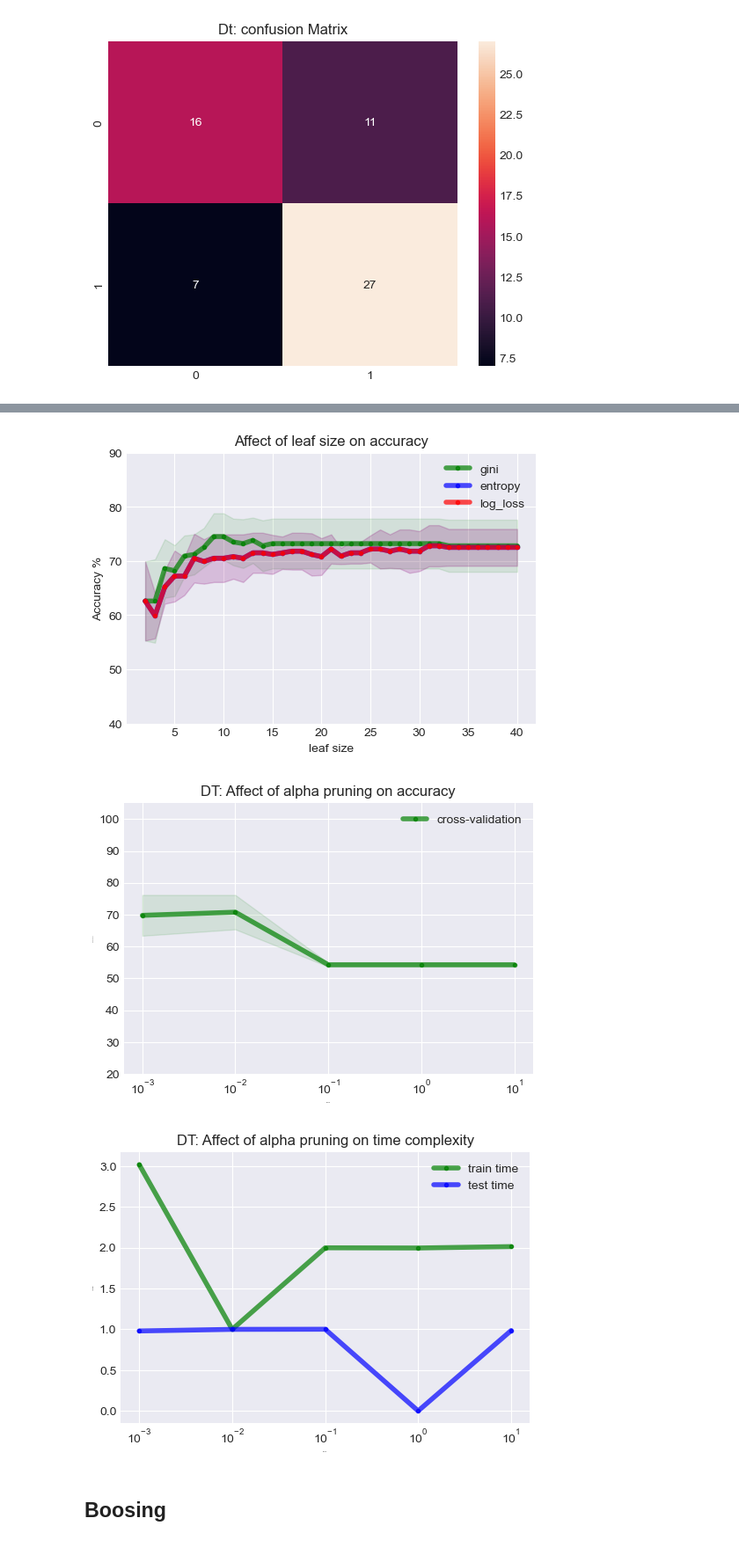
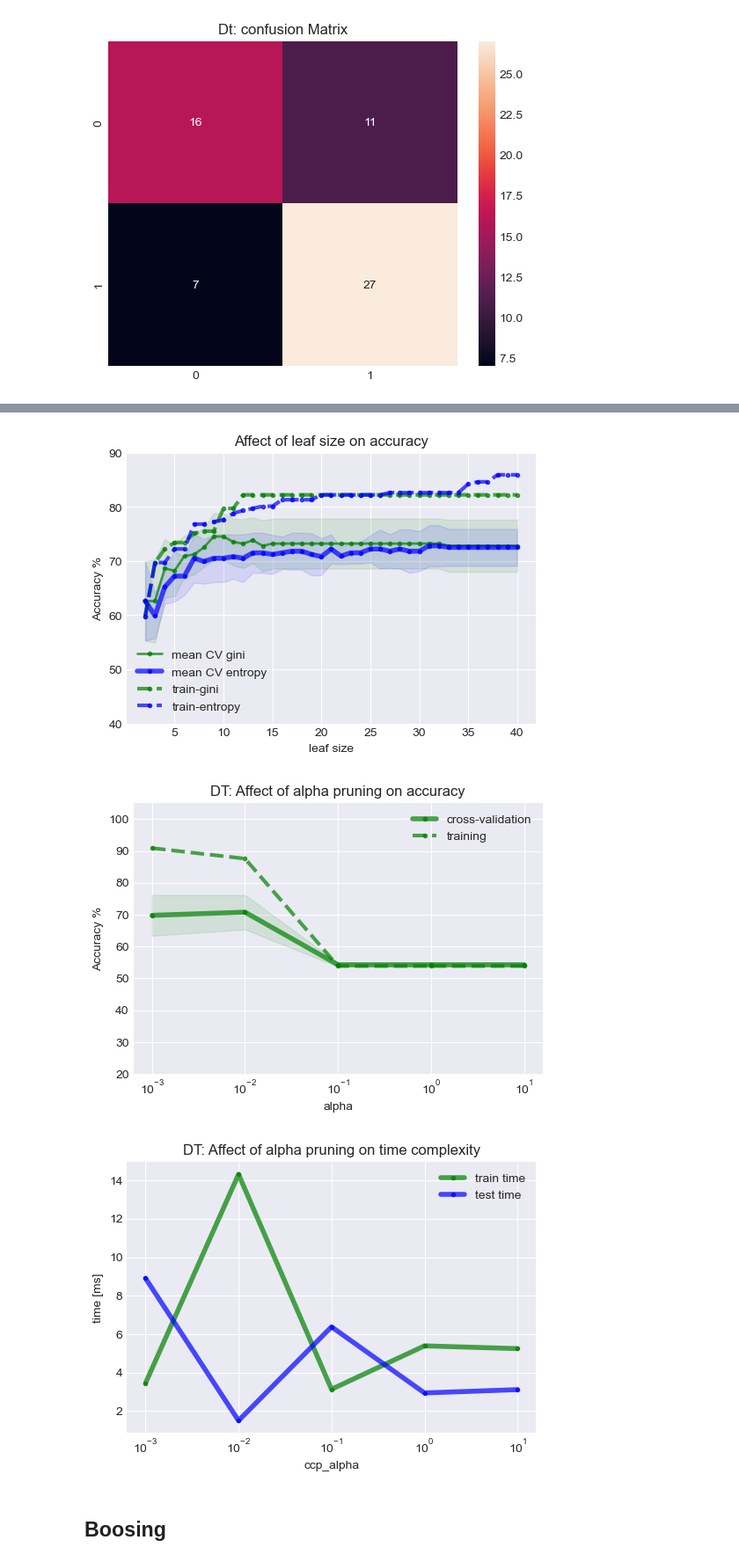
Before and after one commit to Alijafr/ML, a Jupyter notebook: assignment 1/code/Heart attack prediction .ipynb, the cells around one changed output, grey strips where cells are left out. Shown at 88% size. Drawn from its saved outputs; the diff is of its cells as text; code cells hidden in the pictures.

Commit message:
modifying images

```diff
--- a/assignment 1/code/Heart attack prediction .ipynb
+++ b/assignment 1/code/Heart attack prediction .ipynb
@@ -255,7 +255,7 @@ from sklearn.model_selection import cross_val_score
 from sklearn.model_selection import GridSearchCV
 # %%
 # creating a copy of df
-df1_copy = df
+df1_copy = df_copy
 
 # define the columns to be encoded and scaled (defined before)
 categorial_features = ['sex','exng','caa','cp','fbs','restecg','slp','thall']
@@ -815,8 +821,9 @@ plt.savefig(save_folder+ "DT tree depth.png")
 # %%
-criterions = ['gini', 'entropy', 'log_loss']
+criterions = ['gini', 'entropy']
 leaf_sizes = list(np.arange(2,41))
 cv_mean = np.zeros((len(criterions),len(leaf_sizes)))
 cv_std = np.zeros((len(criterions),len(leaf_sizes)))
+train_acc_dt_leaf = np.zeros((len(criterions),len(leaf_sizes)))
 
 for i, criterion in enumerate(criterions):
     for j,leaf_size in enumerate(leaf_sizes):
@@ -825,29 +832,33 @@ for i, criterion in enumerate(criterions):
         cv_mean[i,j] = round(cv_result.mean()*100,1)
         cv_std[i,j] = round(cv_result.std()*100,1)
 
+        dt =DecisionTreeClassifier(ccp_alpha= 0.01,max_leaf_nodes=leaf_size, criterion=criterion,max_depth=8,max_features='sqrt',random_state=102)
 
-
-#     dt.fit(X_train,y_train.squeeze(1))
+        dt.fit(X_train,y_train)
 #     # predicting the values
-#     y_pred_train = dt.predict(X_train)
+        y_pred_train = dt.predict(X_train)
 #     y_pred = dt.predict(X_test)
 #     # printing the test accuracy
-#     accuracy_train = accuracy_score(y_train, y_pred_train)
+        accuracy_train = accuracy_score(y_train, y_pred_train)
 #     accuracy_test = accuracy_score(y_test, y_pred)
-#     train_acc_dt_leaf_size.append(round(100*accuracy_train,0))
-#     test_acc_dt_leaf_size.append(round(100*accuracy_test,0))
+        train_acc_dt_leaf[i,j] = round(100*accuracy_train,1)
+#     test_acc_dt_depth.append(round(100*accuracy_test,0))
 
 # print("samples used: ",leaf_sizes)
 # print("The train accuracies score of SVM is ", train_acc_dt_leaf_size)
 # print("The test accuracies score of SVM is ", test_acc_dt_leaf_size)
 # %%
 plt.figure(figsize=(6,4))
-plt.plot(leaf_sizes, cv_mean[0], marker='.', color='green', linewidth=4, alpha=0.7, label="gini")
+plt.plot(leaf_sizes, cv_mean[0], marker='.', color='green', linewidth=2, alpha=0.7, label="mean CV gini")
 plt.fill_between(leaf_sizes,cv_mean[0]-cv_std[0],cv_mean[0]+cv_std[0],alpha=0.1, color="g")
-plt.plot(leaf_sizes, cv_mean[1], marker='.', color='blue', linewidth=4, alpha=0.7, label="entropy")
+plt.plot(leaf_sizes, cv_mean[1], marker='.', color='blue', linewidth=4, alpha=0.7, label="mean CV entropy")
 plt.fill_between(leaf_sizes,cv_mean[1]-cv_std[1],cv_mean[1]+cv_std[1],alpha=0.1, color="b")
-plt.plot(leaf_sizes, cv_mean[2], marker='.', color='red', linewidth=4, alpha=0.7, label="log_loss")
-plt.fill_between(leaf_sizes,cv_mean[2]-cv_std[2],cv_mean[2]+cv_std[2],alpha=0.1, color="r")
+# plt.plot(max_depths, cv_mean[2], marker='.', color='red', linewidth=4, alpha=0.7, label="log_loss")
+# plt.fill_between(max_depths,cv_mean[2]-cv_std[2],cv_mean[2]+cv_std[2],alpha=0.1, color="r")
+
+
+plt.plot(leaf_sizes, train_acc_dt_leaf[0],linestyle = '--', marker='.', color='green', linewidth=3, alpha=0.7, label="train-gini")
+plt.plot(leaf_sizes, train_acc_dt_leaf[1],linestyle = '--', marker='.', color='blue', linewidth=3, alpha=0.7, label="train-entropy")
 
 plt.title("Affect of leaf size on accuracy")
 ax = plt.gca()
@@ -856,13 +867,13 @@ ax.set_ylim([40, 90])
 plt.legend(loc='best')
 plt.xlabel('leaf size')
 plt.ylabel('Accuracy %')
-plt.savefig(save_folder+ "DT leaf size.png")
-plt.show()
+plt.savefig(save_folder+ "DT leaf size.pdf")
+# plt.show()
 # %% [output]
-[figure, old version]
+[figure, new version]
 # %%
 ccp_alphas = [0.001,0.01,0.1,1.0,10]
-test_acc_boost_n_est = []
+# test_acc_boost_n_est = []
 train_acc_boost_n_est = []
 cv_mean,cv_std = np.zeros(len(ccp_alphas)),np.zeros(len(ccp_alphas))
 for i,ccp_alpha in enumerate(ccp_alphas):
@@ -870,6 +881,15 @@ for i,ccp_alpha in enumerate(ccp_alphas):
     cv_result = cross_val_score(dt,X,y.squeeze(1)) # uses R^2 as score
     cv_mean[i] = round(cv_result.mean()*100,1)
     cv_std[i] = round(cv_result.std()*100,1)
+
+    dt =DecisionTreeClassifier(ccp_alpha= ccp_alpha,criterion='log_loss',max_depth=8,max_features='sqrt',random_state=102)
+
+    dt = dt.fit(X_train,y_train)
+    y_pred_train = dt.predict(X_train)
+
+    accuracy_train = accuracy_score(y_train, y_pred_train)
+
+    train_acc_boost_n_est.append(round(100*accuracy_train,1))
 # %%
 plt.figure(figsize=(6,4))
 plt.title("DT: Affect of alpha pruning on accuracy")
@@ -878,13 +898,14 @@ ax.set_ylim([20, 105])
 ax.set_xscale('log')
 plt.plot(ccp_alphas, cv_mean, marker='.', color='green', linewidth=4, alpha=0.7, label="cross-validation")
 plt.fill_between(ccp_alphas,cv_mean-cv_std,cv_mean+cv_std,alpha=0.1, color="g")
+plt.plot(ccp_alphas, train_acc_boost_n_est,linestyle = '--', marker='.', color='green', linewidth=3, alpha=0.7, label="training")
 plt.legend(loc='best')
-plt.xlabel('learning')
+plt.xlabel('alpha')
 plt.ylabel('Accuracy %')
 # plt.show()
-plt.savefig(save_folder+ "DT alpha.png")
+plt.savefig(save_folder+ "DT alpha.pdf")
 # %% [output]
-[figure, old version]
+[figure, new version]
 # %%
 ccp_alphas = [0.001,0.01,0.1,1.0,10]
 time2train = []
@@ -900,17 +921,17 @@ for i,ccp_alpha in tqdm(enumerate(ccp_alphas)):
 # %%
 plt.figure(figsize=(6,4))
 plt.title("DT: Affect of alpha pruning on time complexity")
 ax = plt.gca()
 ax.set_xscale('log')
 plt.plot(ccp_alphas, time2train, marker='.', color='green', linewidth=4, alpha=0.7, label="train time")
 plt.plot(ccp_alphas, time2test, marker='.', color='blue', linewidth=4, alpha=0.7, label="test time")
 plt.legend(loc='best')
-plt.xlabel('learning')
+plt.xlabel('ccp_alpha')
 plt.ylabel('time [ms]')
 # plt.show()
-plt.savefig(save_folder+ "DT alpha time.png")
+plt.savefig(save_folder+ "DT alpha time.pdf")
 # %% [output]
-[figure, old version]
+[figure, new version]
 # %% [markdown]
 ## Boosing
 # %%
```
Also changed, not shown: parts of 18 cells of this notebook, 17 other files.
